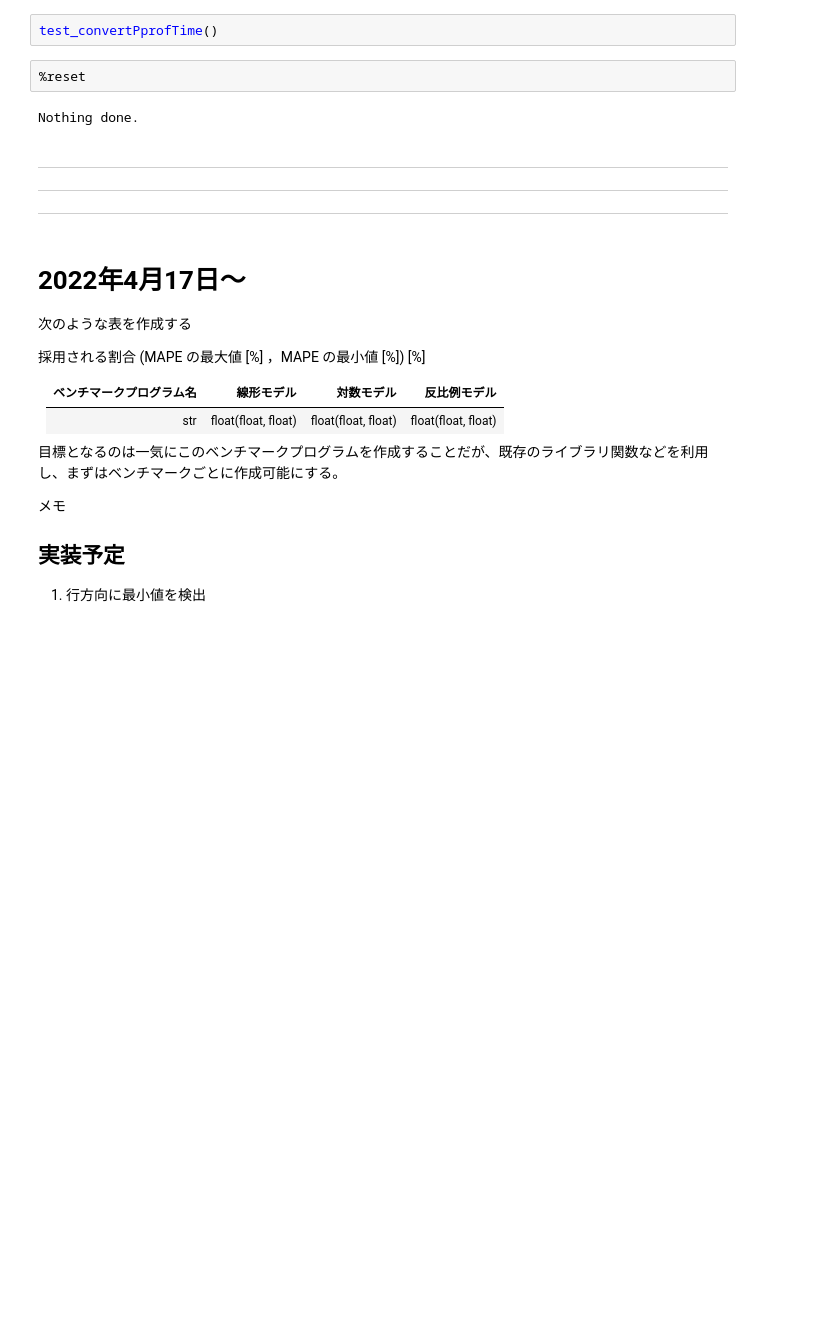
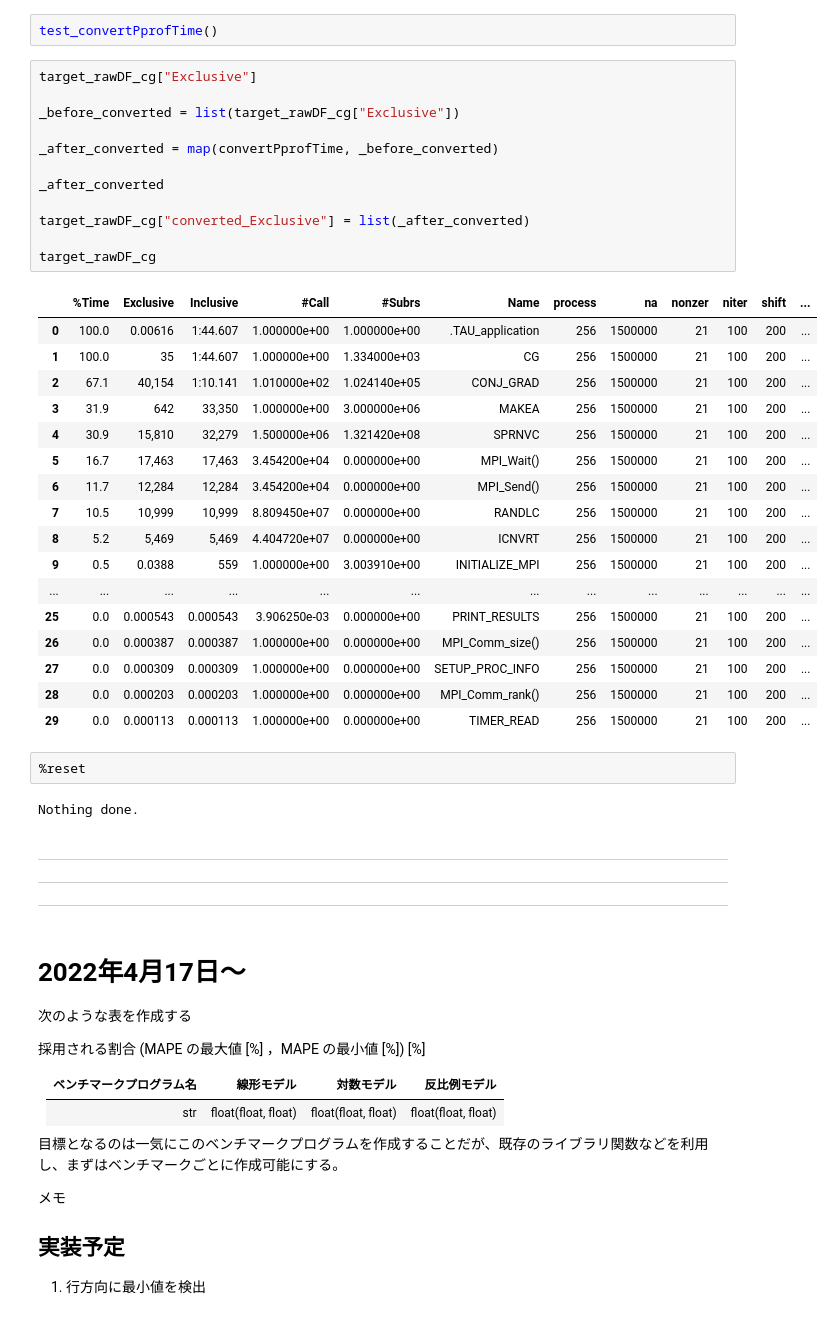
Before and after one commit to arima0714/Lab00, a Jupyter notebook: testing_pub.ipynb, the cells around one changed output. Saved outputs shown, nothing was run; the diff lists cells and outputs as text; blank space fills up the shorter version.

Commit message:
pprof形式の時間をstringからfloatに変換する処理を追加、TODOを追加

```diff
--- a/testing_pub.ipynb
+++ b/testing_pub.ipynb
@@ -140,5 +78,35 @@ def test_convertPprofTime():
 # %%
 test_convertPprofTime()
+# %%
+target_rawDF_cg["Exclusive"]
+
+_before_converted = list(target_rawDF_cg["Exclusive"])
+
+_after_converted = map(convertPprofTime, _before_converted)
+
+_after_converted
+
+target_rawDF_cg["converted_Exclusive"] = list(_after_converted)
+
+target_rawDF_cg
+# %% [output]
+|  | %Time | Exclusive | Inclusive | #Call | #Subrs | Name | process | na | nonzer | niter | shift | ... |
+| 0 | 100.0 | 0.00616 | 1:44.607 | 1.000000e+00 | 1.000000e+00 | .TAU_application | 256 | 1500000 | 21 | 100 | 200 | ... |
+| 1 | 100.0 | 35 | 1:44.607 | 1.000000e+00 | 1.334000e+03 | CG | 256 | 1500000 | 21 | 100 | 200 | ... |
+| 2 | 67.1 | 40,154 | 1:10.141 | 1.010000e+02 | 1.024140e+05 | CONJ_GRAD | 256 | 1500000 | 21 | 100 | 200 | ... |
+| 3 | 31.9 | 642 | 33,350 | 1.000000e+00 | 3.000000e+06 | MAKEA | 256 | 1500000 | 21 | 100 | 200 | ... |
+| 4 | 30.9 | 15,810 | 32,279 | 1.500000e+06 | 1.321420e+08 | SPRNVC | 256 | 1500000 | 21 | 100 | 200 | ... |
+| 5 | 16.7 | 17,463 | 17,463 | 3.454200e+04 | 0.000000e+00 | MPI_Wait() | 256 | 1500000 | 21 | 100 | 200 | ... |
+| 6 | 11.7 | 12,284 | 12,284 | 3.454200e+04 | 0.000000e+00 | MPI_Send() | 256 | 1500000 | 21 | 100 | 200 | ... |
+| 7 | 10.5 | 10,999 | 10,999 | 8.809450e+07 | 0.000000e+00 | RANDLC | 256 | 1500000 | 21 | 100 | 200 | ... |
+| 8 | 5.2 | 5,469 | 5,469 | 4.404720e+07 | 0.000000e+00 | ICNVRT | 256 | 1500000 | 21 | 100 | 200 | ... |
+| 9 | 0.5 | 0.0388 | 559 | 1.000000e+00 | 3.003910e+00 | INITIALIZE_MPI | 256 | 1500000 | 21 | 100 | 200 | ... |
+| ... | ... | ... | ... | ... | ... | ... | ... | ... | ... | ... | ... | ... |
+| 25 | 0.0 | 0.000543 | 0.000543 | 3.906250e-03 | 0.000000e+00 | PRINT_RESULTS | 256 | 1500000 | 21 | 100 | 200 | ... |
+| 26 | 0.0 | 0.000387 | 0.000387 | 1.000000e+00 | 0.000000e+00 | MPI_Comm_size() | 256 | 1500000 | 21 | 100 | 200 | ... |
+| 27 | 0.0 | 0.000309 | 0.000309 | 1.000000e+00 | 0.000000e+00 | SETUP_PROC_INFO | 256 | 1500000 | 21 | 100 | 200 | ... |
+| 28 | 0.0 | 0.000203 | 0.000203 | 1.000000e+00 | 0.000000e+00 | MPI_Comm_rank() | 256 | 1500000 | 21 | 100 | 200 | ... |
+| 29 | 0.0 | 0.000113 | 0.000113 | 1.000000e+00 | 0.000000e+00 | TIMER_READ | 256 | 1500000 | 21 | 100 | 200 | ... |
 # %%
 %reset
 # %% [output]
```
Also changed, not shown: parts of 4 cells of this notebook, 2 other files.
